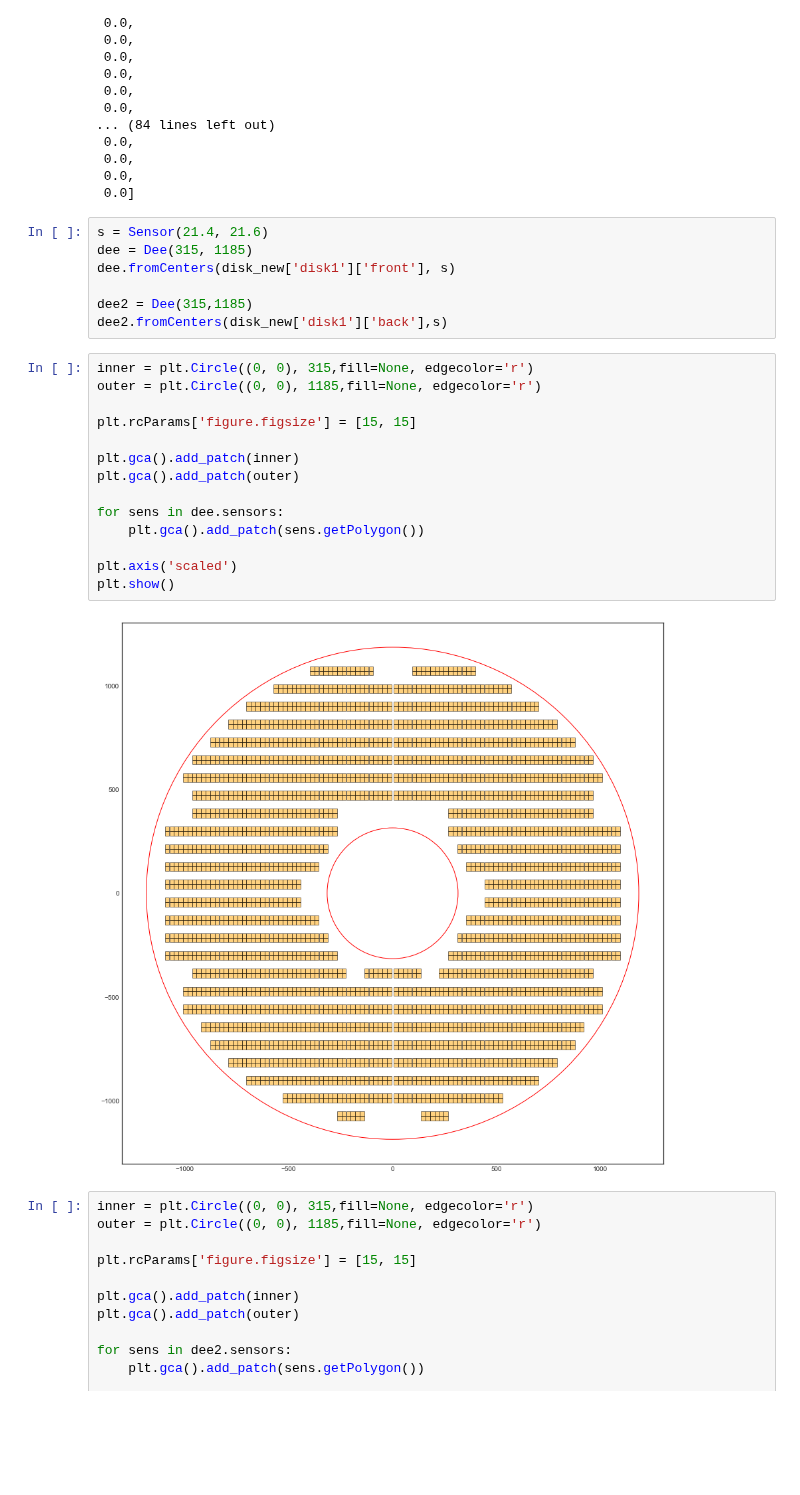
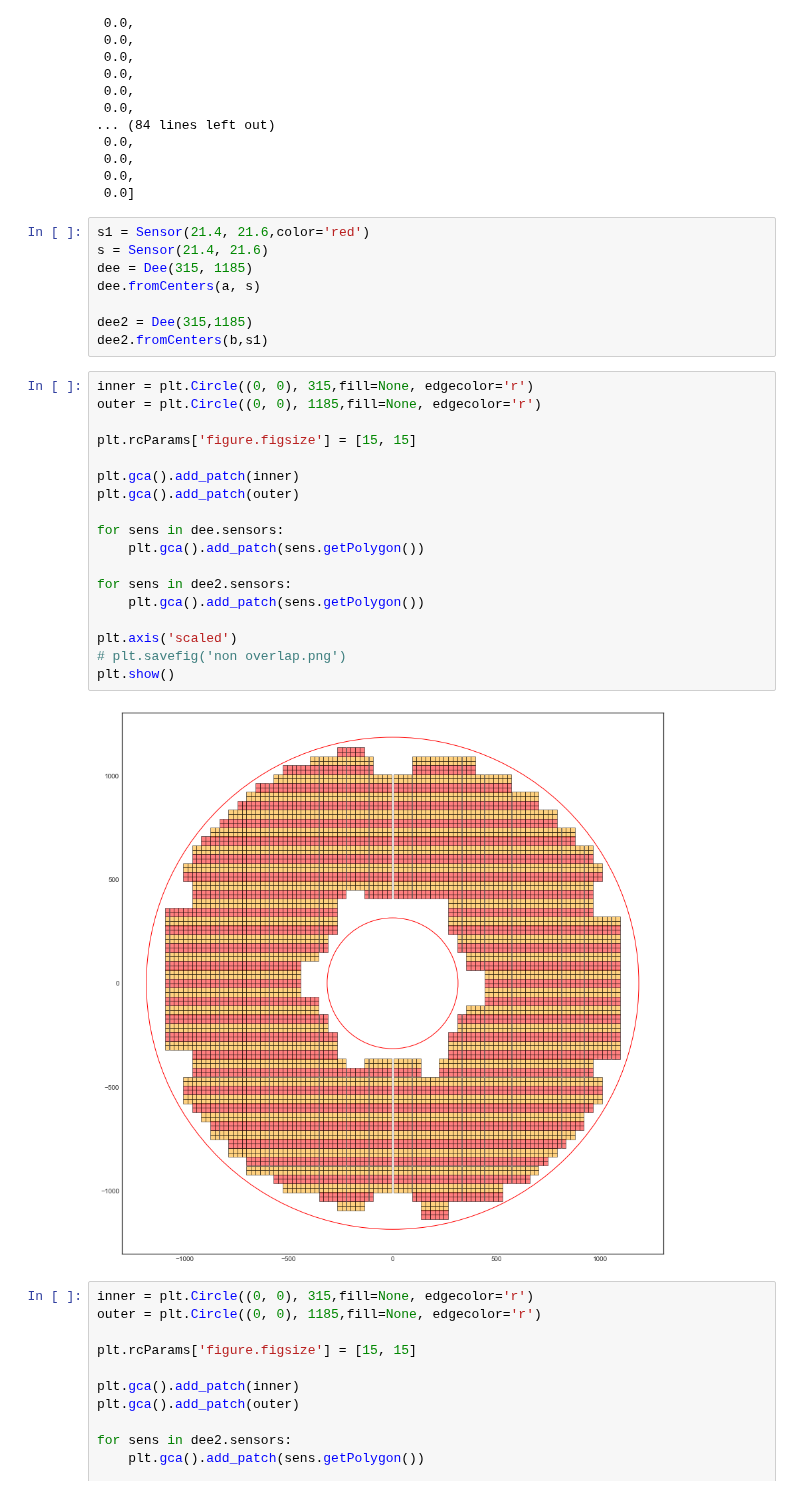
Before and after one commit to yashmehra028/ETL-Copy, a Jupyter notebook: class_testing.ipynb, the cells around one changed output. Drawn from its saved outputs; the diff is of its cells as text; blank space fills up the shorter version.

```diff
--- a/class_testing.ipynb
+++ b/class_testing.ipynb
@@ -200,28 +209,33 @@ diff
  0.0,
  0.0]
 # %%
+s1 = Sensor(21.4, 21.6,color='red')
 s = Sensor(21.4, 21.6)
 dee = Dee(315, 1185)
-dee.fromCenters(disk_new['disk1']['front'], s)
+dee.fromCenters(a, s)
 
 dee2 = Dee(315,1185)
-dee2.fromCenters(disk_new['disk1']['back'],s)
+dee2.fromCenters(b,s1)
 # %%
 inner = plt.Circle((0, 0), 315,fill=None, edgecolor='r')
 outer = plt.Circle((0, 0), 1185,fill=None, edgecolor='r')
 
 plt.rcParams['figure.figsize'] = [15, 15]
 
 plt.gca().add_patch(inner)
 plt.gca().add_patch(outer)
 
 for sens in dee.sensors:
     plt.gca().add_patch(sens.getPolygon())
 
+for sens in dee2.sensors:
+    plt.gca().add_patch(sens.getPolygon())
+
 plt.axis('scaled')
+# plt.savefig('non overlap.png')
 plt.show()
 # %% [output]
-[figure, old version]
+[figure, new version]
 # %%
 inner = plt.Circle((0, 0), 315,fill=None, edgecolor='r')
 outer = plt.Circle((0, 0), 1185,fill=None, edgecolor='r')
```
Also changed, not shown: parts of 10 cells of this notebook, 11 other files.
